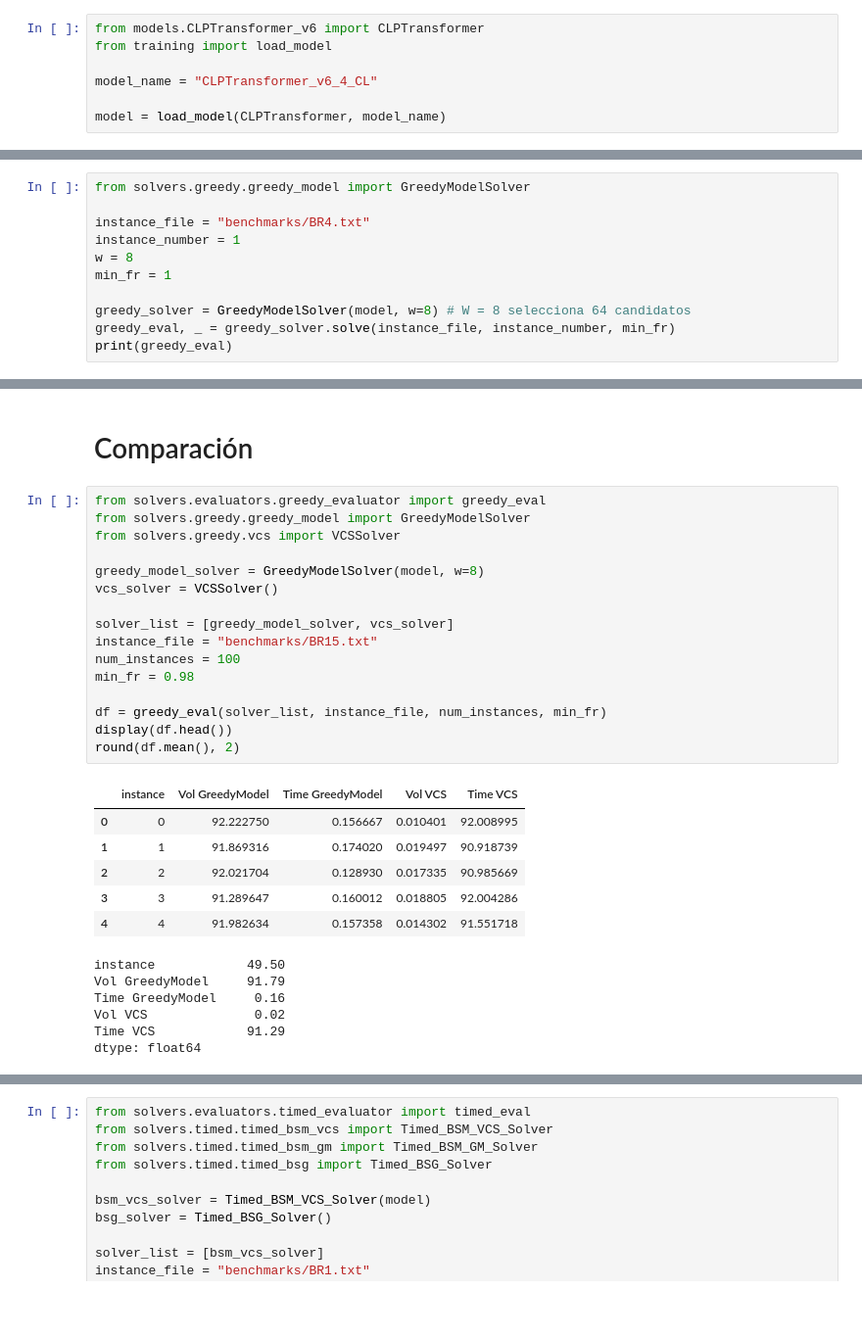
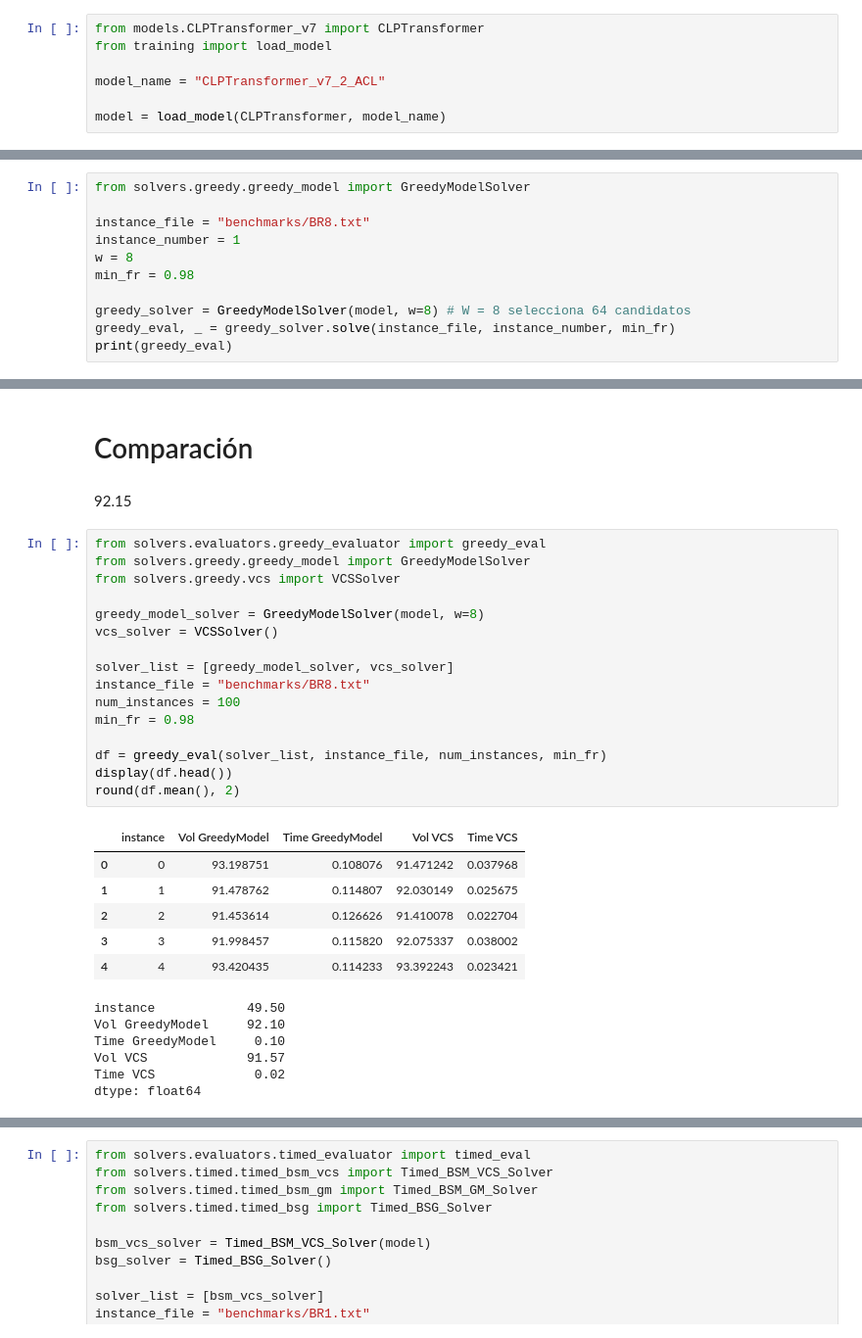
Before and after one commit to OscarRojasG/CLP-Framework, a Jupyter notebook: notebooks/solver.ipynb, the cells around one changed output, grey strips where cells are left out. Shown at 98% size. Drawn from its saved outputs; the diff is of its cells as text; blank space fills up the shorter version.

```diff
--- a/notebooks/solver.ipynb
+++ b/notebooks/solver.ipynb
@@ -2,10 +2,10 @@
 %load_ext autoreload
 %autoreload 2
 # %%
-from models.CLPTransformer_v6 import CLPTransformer
+from models.CLPTransformer_v7 import CLPTransformer
 from training import load_model
 
-model_name = "CLPTransformer_v6_4_CL"
+model_name = "CLPTransformer_v7_2_ACL"
 
 model = load_model(CLPTransformer, model_name)
 # %% [markdown]
@@ -13,10 +13,10 @@ model = load_model(CLPTransformer, model_name)
 # %%
 from solvers.greedy.greedy_model import GreedyModelSolver
 
-instance_file = "benchmarks/BR4.txt"
+instance_file = "benchmarks/BR8.txt"
 instance_number = 1
 w = 8
-min_fr = 1
+min_fr = 0.98
 
 greedy_solver = GreedyModelSolver(model, w=8) # W = 8 selecciona 64 candidatos
 greedy_eval, _ = greedy_solver.solve(instance_file, instance_number, min_fr)
@@ -98,34 +98,36 @@ Ejecutando Timed BSM-GM con w = 4
 95.16375746852236
 # %% [markdown]
 # Comparación
+# %% [markdown]
+92.15
 # %%
 from solvers.evaluators.greedy_evaluator import greedy_eval
 from solvers.greedy.greedy_model import GreedyModelSolver
 from solvers.greedy.vcs import VCSSolver
 
 greedy_model_solver = GreedyModelSolver(model, w=8)
 vcs_solver = VCSSolver()
 
 solver_list = [greedy_model_solver, vcs_solver]
-instance_file = "benchmarks/BR15.txt"
+instance_file = "benchmarks/BR8.txt"
 num_instances = 100
 min_fr = 0.98
 
 df = greedy_eval(solver_list, instance_file, num_instances, min_fr)
 display(df.head())
 round(df.mean(), 2)
 # %% [output]
 |  | instance | Vol GreedyModel | Time GreedyModel | Vol VCS | Time VCS |
-| 0 | 0 | 92.222750 | 0.156667 | 0.010401 | 92.008995 |
-| 1 | 1 | 91.869316 | 0.174020 | 0.019497 | 90.918739 |
-| 2 | 2 | 92.021704 | 0.128930 | 0.017335 | 90.985669 |
-| 3 | 3 | 91.289647 | 0.160012 | 0.018805 | 92.004286 |
-| 4 | 4 | 91.982634 | 0.157358 | 0.014302 | 91.551718 |
+| 0 | 0 | 93.198751 | 0.108076 | 91.471242 | 0.037968 |
+| 1 | 1 | 91.478762 | 0.114807 | 92.030149 | 0.025675 |
+| 2 | 2 | 91.453614 | 0.126626 | 91.410078 | 0.022704 |
+| 3 | 3 | 91.998457 | 0.115820 | 92.075337 | 0.038002 |
+| 4 | 4 | 93.420435 | 0.114233 | 93.392243 | 0.023421 |
 instance            49.50
-Vol GreedyModel     91.79
-Time GreedyModel     0.16
-Vol VCS              0.02
-Time VCS            91.29
+Vol GreedyModel     92.10
+Time GreedyModel     0.10
+Vol VCS             91.57
+Time VCS             0.02
 dtype: float64
 # %%
 from solvers.evaluators.bs_evaluator import bs_eval
```
Also changed, not shown: parts of 2 cells of this notebook, 10 other files.
